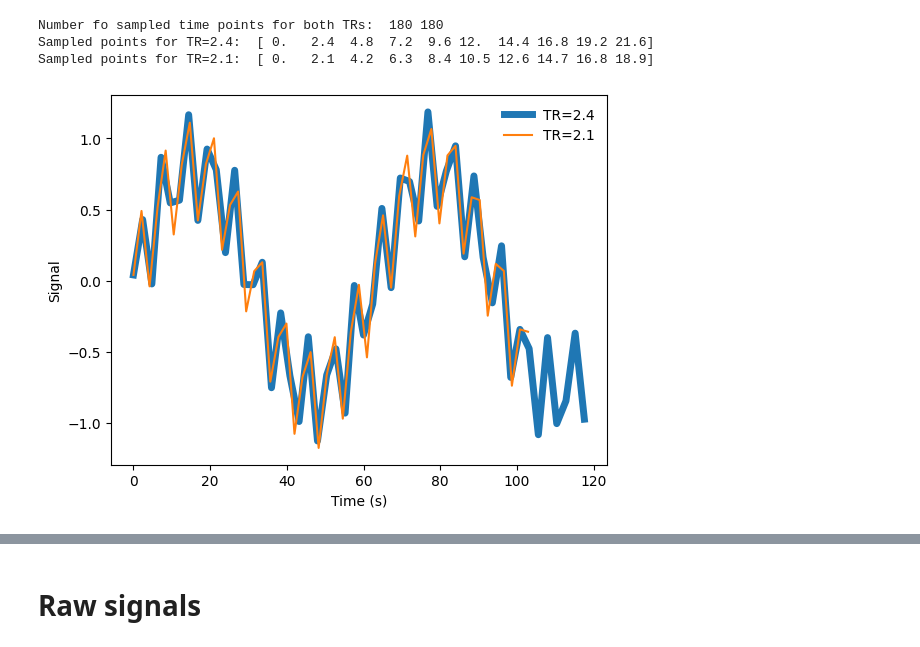
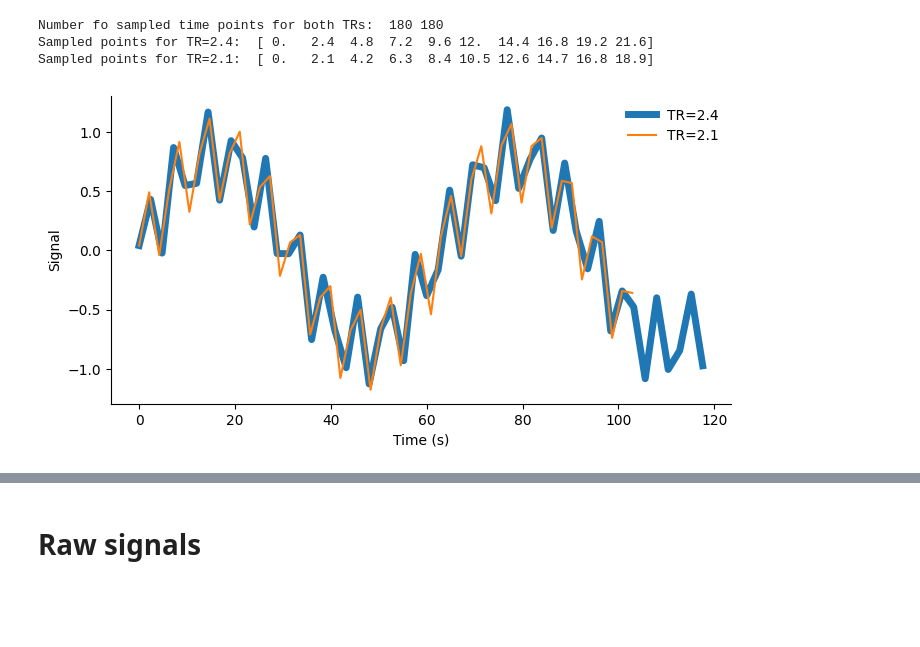
Before and after one commit to JoanSano/Structural-Functional-Rearrangement, a Jupyter notebook: Stats-Structural-Functional/TR_effects_on_FFTs.ipynb, the cells around one changed output, grey strips where cells are left out. Cells and saved outputs as stored; diff of their text form; code cells hidden in the pictures; blank space fills up the shorter version.

```diff
--- a/Stats-Structural-Functional/TR_effects_on_FFTs.ipynb
+++ b/Stats-Structural-Functional/TR_effects_on_FFTs.ipynb
@@ -1,6 +1,12 @@
 # %%
 import numpy as np
 import matplotlib.pylab as plt
+import os
+
+folder = "./RESULTS/figures/suppl-review"
+if not os.path.exists(folder):
+    os.mkdir(folder)
+fmt = "svg"
 # %%
 def FFT_sampling_points (delta_t, length=180, bin1=2.4, bin2=2.1, eps=0.0001):
     """
@@ -70,12 +76,14 @@ Number fo sampled time points for both TRs:  180 180
 Sampled points for TR=2.4:  [ 0.   2.4  4.8  7.2  9.6 12.  14.4 16.8 19.2 21.6]
 Sampled points for TR=2.1:  [ 0.   2.1  4.2  6.3  8.4 10.5 12.6 14.7 16.8 18.9]
 # %%
-plt.figure()
-plt.plot(points_1[:50], signal_1[:50], '-', lw=5, label=f"TR={TR_1}")
-plt.plot(points_2[:50], signal_2[:50], '-', label=f"TR={TR_2}")
-plt.xlabel("Time (s)")
-plt.ylabel("Signal")
+fig, ax = plt.subplots(1, 1, figsize=(8,4))
+ax.plot(points_1[:50], signal_1[:50], '-', lw=5, label=f"TR={TR_1}")
+ax.plot(points_2[:50], signal_2[:50], '-', label=f"TR={TR_2}")
+ax.spines['right'].set_visible(False)
+ax.spines['top'].set_visible(False)
+ax.set_xlabel("Time (s)")
+ax.set_ylabel("Signal")
 plt.legend(frameon=False)
-plt.show()
+plt.savefig(folder+f"/series.{fmt}", format=fmt, dpi=500)
 # %% [output]
-[figure, old version]
+[figure, new version]
```
Also changed, not shown: parts of 9 cells of this notebook, 1 other file.
